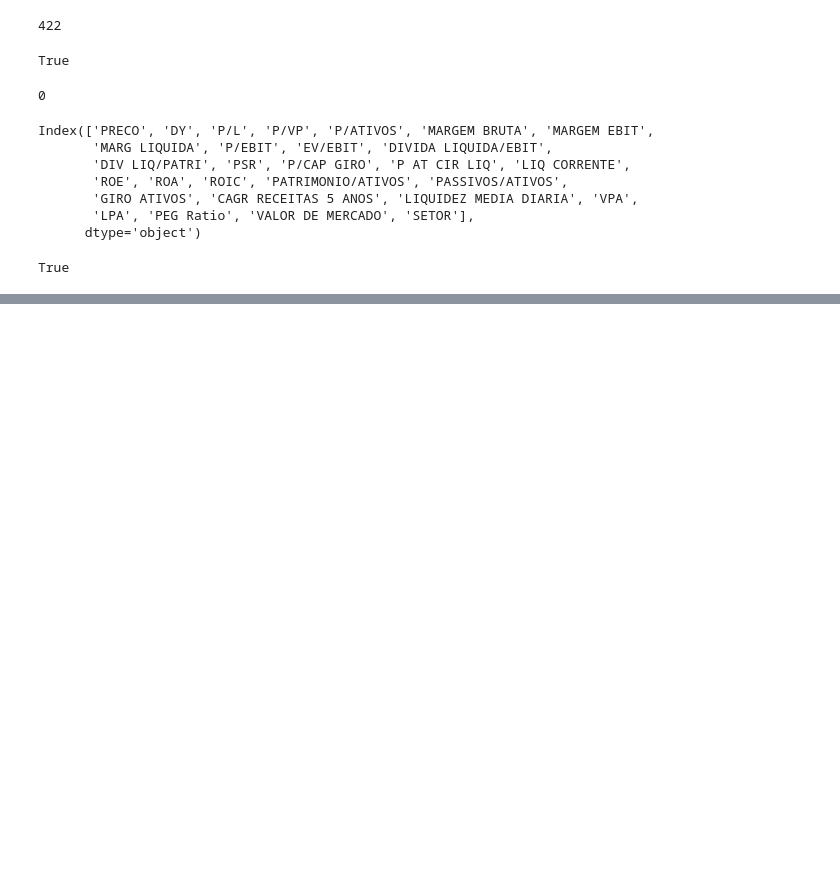
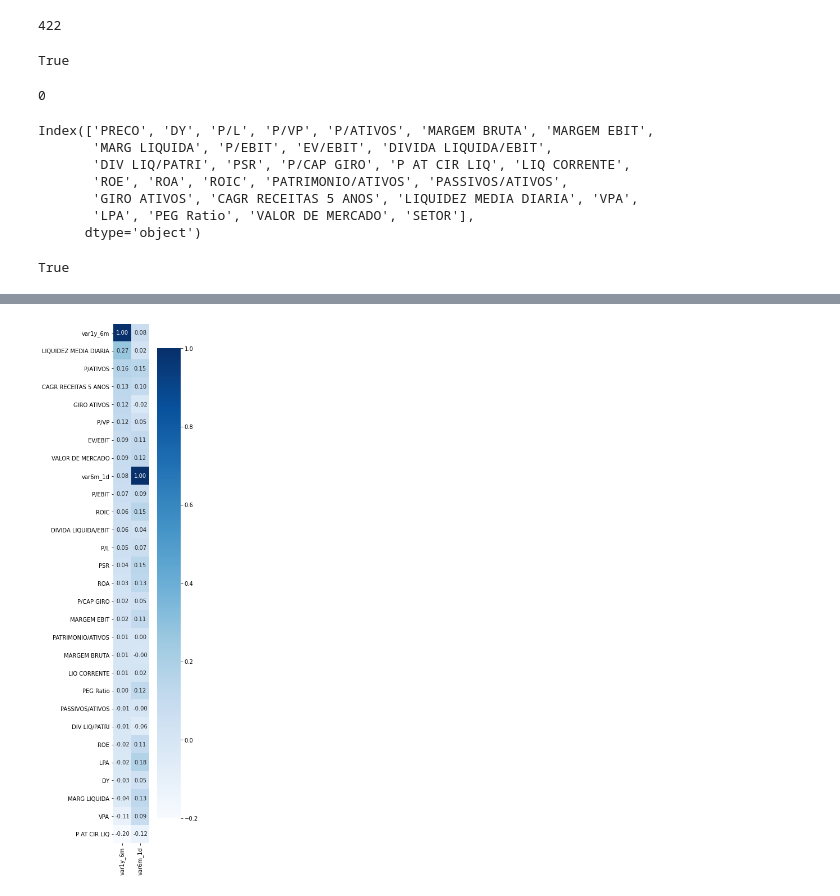
Before and after one commit to AdilsonAngelo/TrabalhoGraduacao, a Jupyter notebook: b3_fundamentals/notebooks/TCC.ipynb, the cells around one changed output, grey strips where cells are left out. Drawn from its saved outputs; the diff is of its cells as text; code cells hidden in the pictures; blank space fills up the shorter version.

```diff
--- a/b3_fundamentals/notebooks/TCC.ipynb
+++ b/b3_fundamentals/notebooks/TCC.ipynb
@@ -363,11 +364,10 @@ Index(['ABCB4', 'ADHM3', 'AZEV3', 'AZEV4', 'AZUL4', 'BAZA3', 'BBAS3', 'BBDC3',
       dtype='object', name='TICKER', length=107)
 # %%
 %%time
-tmp_missing = []
 with Pool() as pool:
     args = [(ticker, list(row[row.isna()].index)) for ticker, row in list(X.iterrows())]
-    for res in pool.starmap(get_missing_data, args):
-        tmp_missing.append(res)
+    res = pool.starmap(get_missing_data, args)
+    tmp_missing = res
 
 tmp_missing = dict(zip([t for t in X.index], tmp_missing))
 # %% [output]
@@ -449,0 +472,2 @@ True
+# %%
+X.drop(columns=['PRECO'], inplace=True)
@@ -449,0 +490,15 @@ True
+# %%
+corr = X.join(y).corr('spearman')
+ycolumns = [col for col in corr.columns if col not in y.columns]
+corr = corr.sort_values(by=['var1y_6m'], ascending=False)
+corr.drop(columns=ycolumns, inplace=True)
+
+plt.figure(figsize=(5, 17))
+sns.heatmap(corr,
+            annot = True,
+            fmt = '.2f',
+            cmap='Blues',
+            square=True)
+plt.show()
+# %% [output]
+[figure, added]
```
Also changed, not shown: parts of 19 cells of this notebook.
